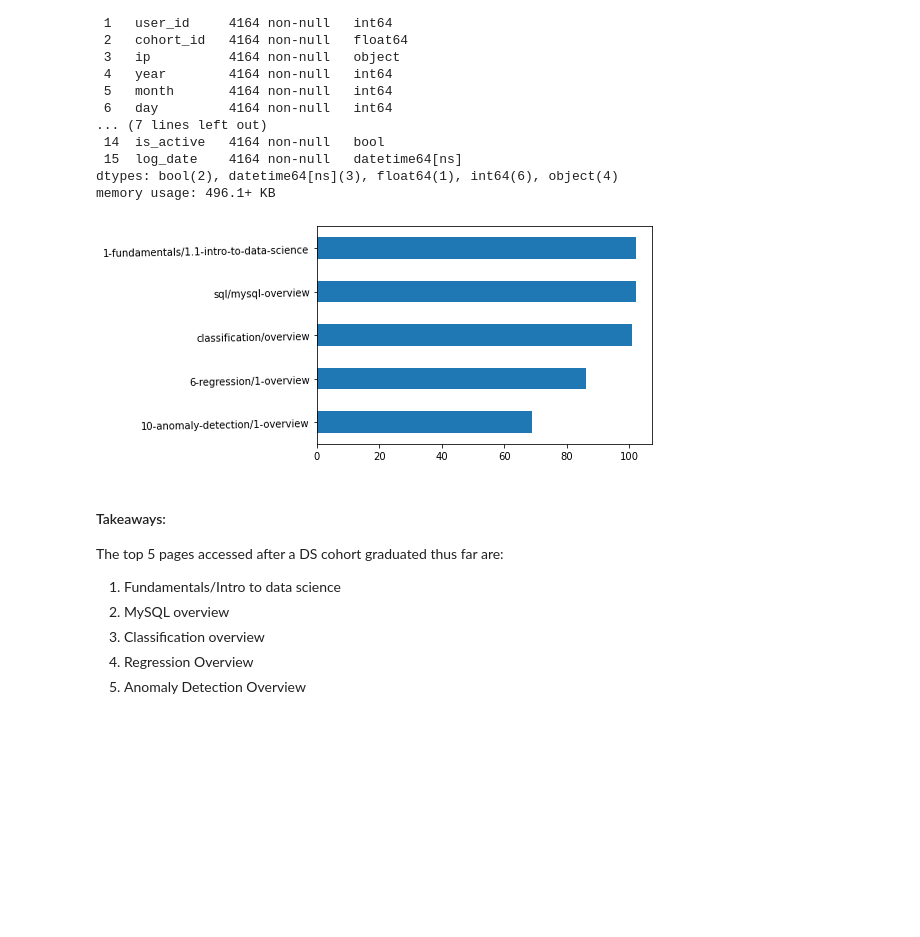
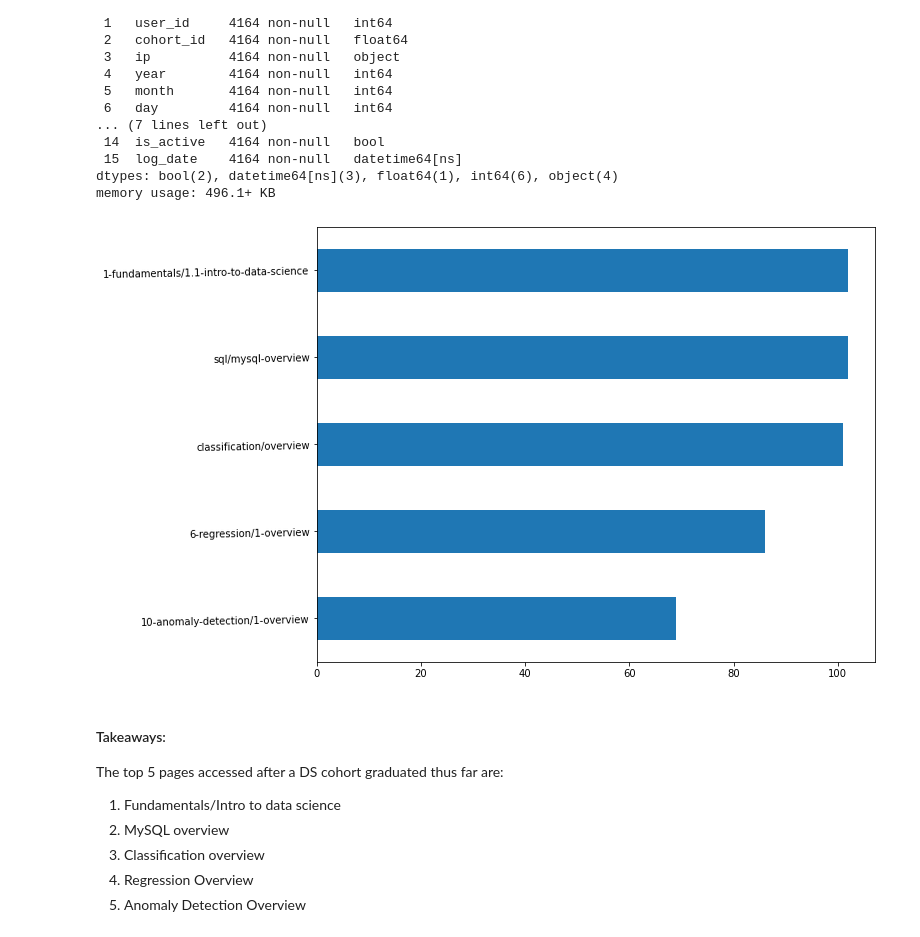
Before and after one commit to lukewbecker/time-series-project, a Jupyter notebook: time_series_project.ipynb, the cells around one changed output. Saved outputs shown, nothing was run; the diff lists cells and outputs as text; code cells hidden in the pictures; blank space fills up the shorter version.

```diff
--- a/time_series_project.ipynb
+++ b/time_series_project.ipynb
@@ -1499,12 +1510,12 @@ Data columns (total 16 columns):
 dtypes: bool(2), datetime64[ns](3), float64(1), int64(6), object(4)
 memory usage: 496.1+ KB
 # %%
-post_class_ds.webpage.value_counts().head(5).plot(kind = 'barh', rot = 1)
+post_class_ds.webpage.value_counts().head(5).plot(kind = 'barh', rot = 1, figsize = (10, 8))
 # plt.xticks(rotation = 90)
 plt.gca().invert_yaxis()
 plt.show()
 # %% [output]
-[figure, old version]
+[figure, new version]
 # %% [markdown]
 #### Takeaways:
 
```
Also changed, not shown: parts of 12 cells of this notebook.
